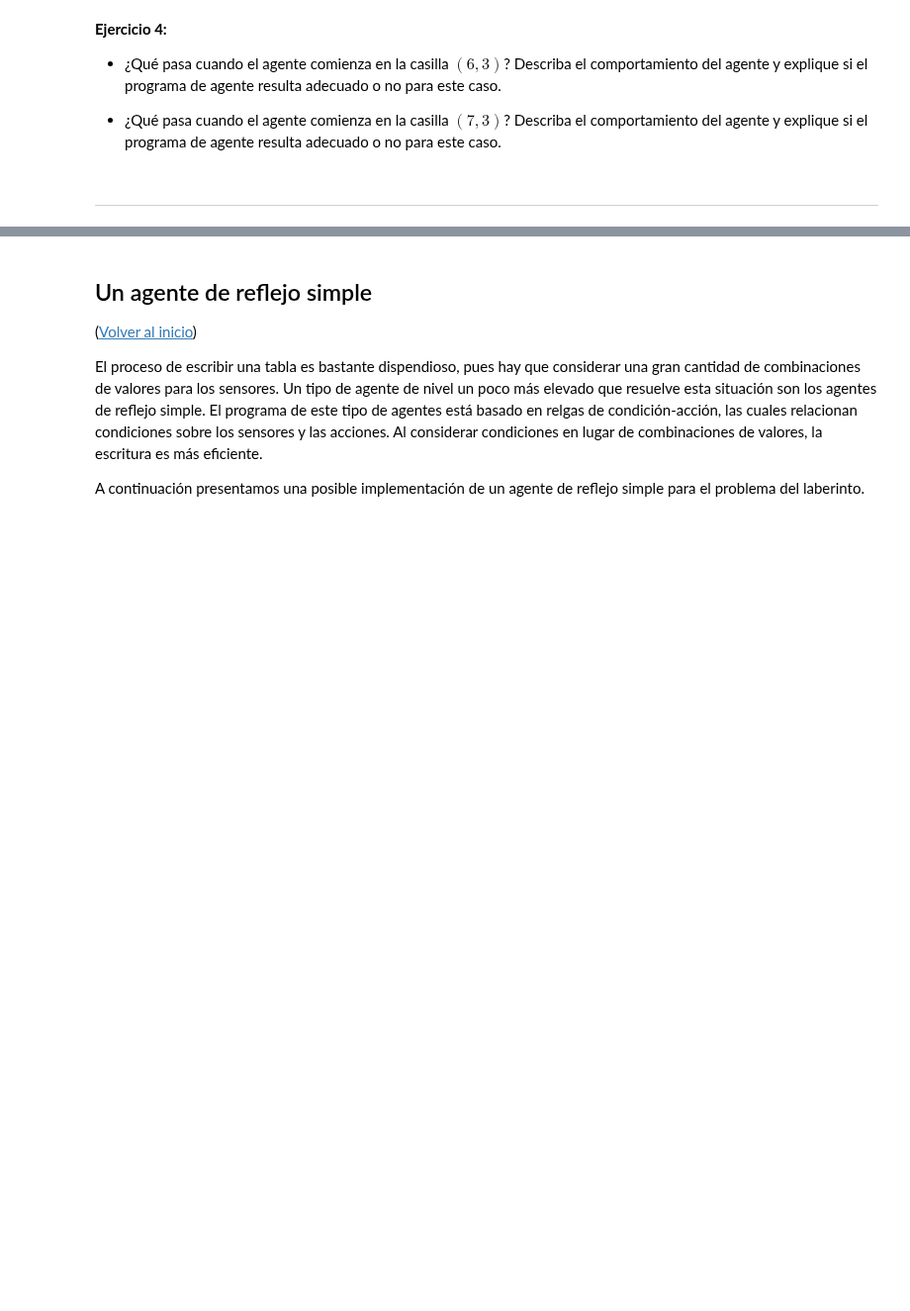
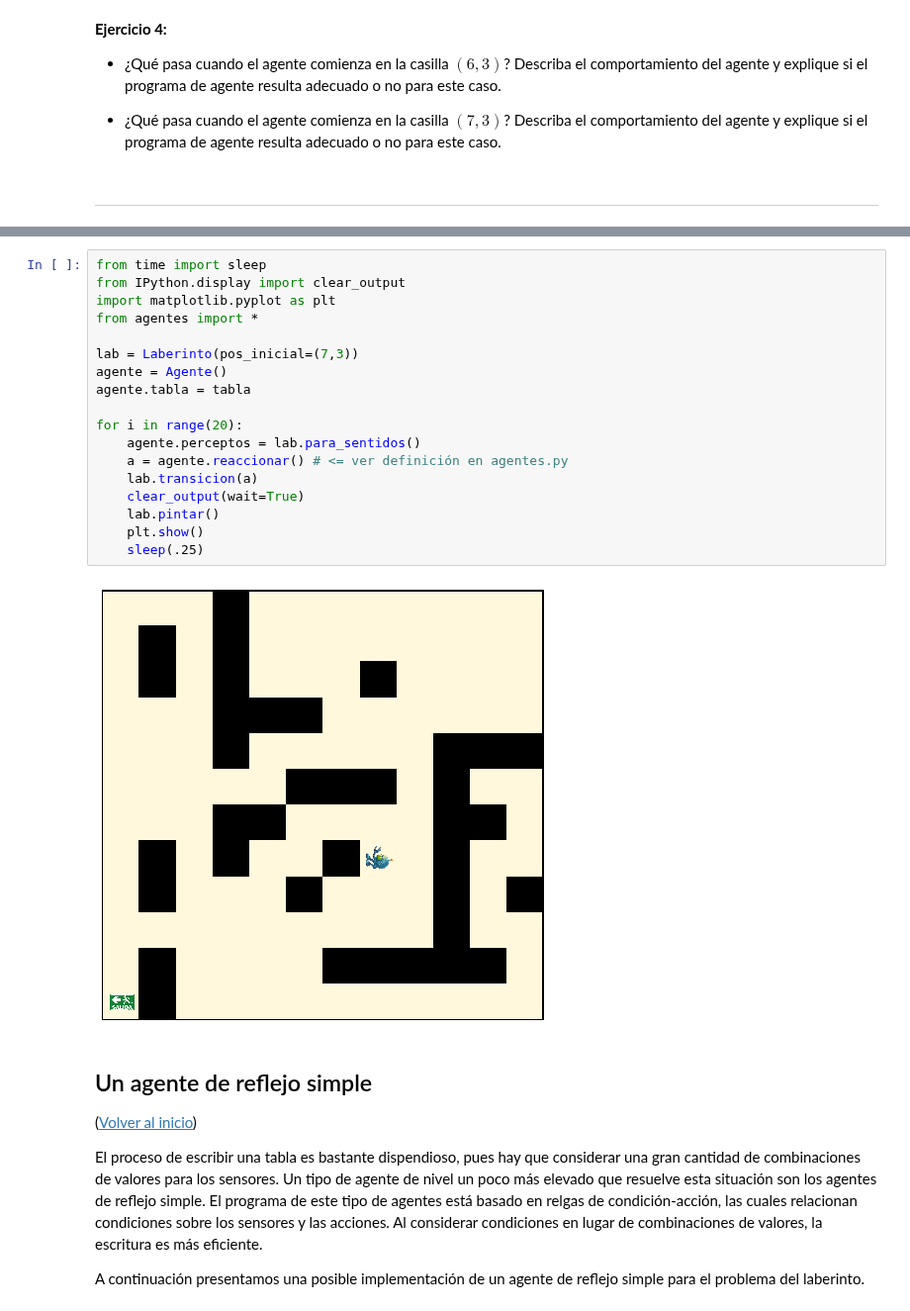
Before and after one commit to DaveAlsina/6toSemestre, a Jupyter notebook: ia/taller/notebook5_1/tipos_agente.ipynb, the cells around one changed output, grey strips where cells are left out. Shown at 99% size. Saved outputs shown, nothing was run; the diff lists cells and outputs as text; blank space fills up the shorter version.

```diff
--- a/ia/taller/notebook5_1/tipos_agente.ipynb
+++ b/ia/taller/notebook5_1/tipos_agente.ipynb
@@ -269,3 +292,23 @@ for i in range(50):
+# %%
+from time import sleep
+from IPython.display import clear_output
+import matplotlib.pyplot as plt
+from agentes import *
+
+lab = Laberinto(pos_inicial=(7,3))
+agente = Agente()
+agente.tabla = tabla
+
+for i in range(20):
+    agente.perceptos = lab.para_sentidos()
+    a = agente.reaccionar() # <= ver definición en agentes.py
+    lab.transicion(a)
+    clear_output(wait=True)
+    lab.pintar()
+    plt.show()
+    sleep(.25)
+# %% [output]
+[figure, added]
 # %% [markdown]
 ## Un agente de reflejo simple <a class="anchor" id="agenteSR"></a>
 
```
Also changed, not shown: parts of 11 cells of this notebook.
